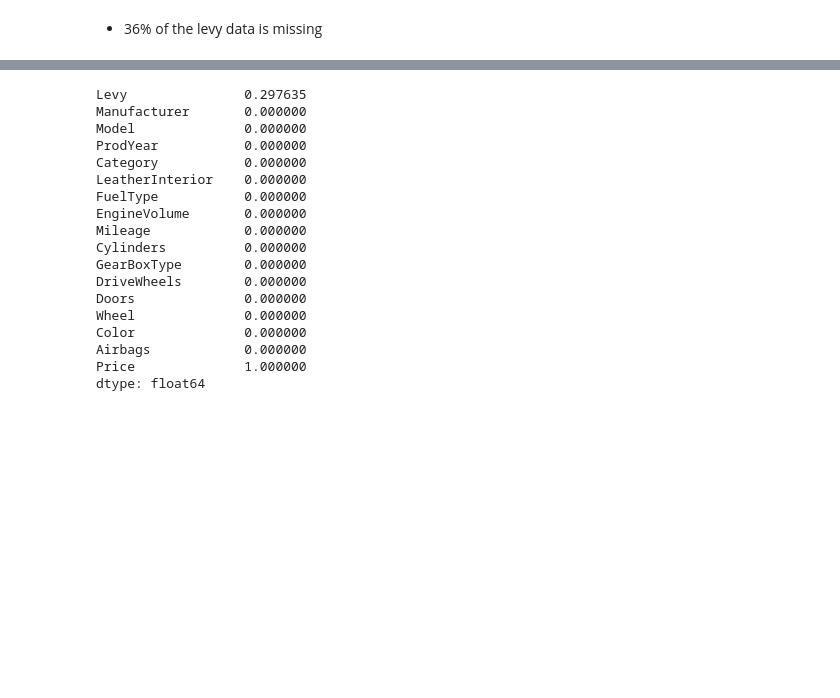
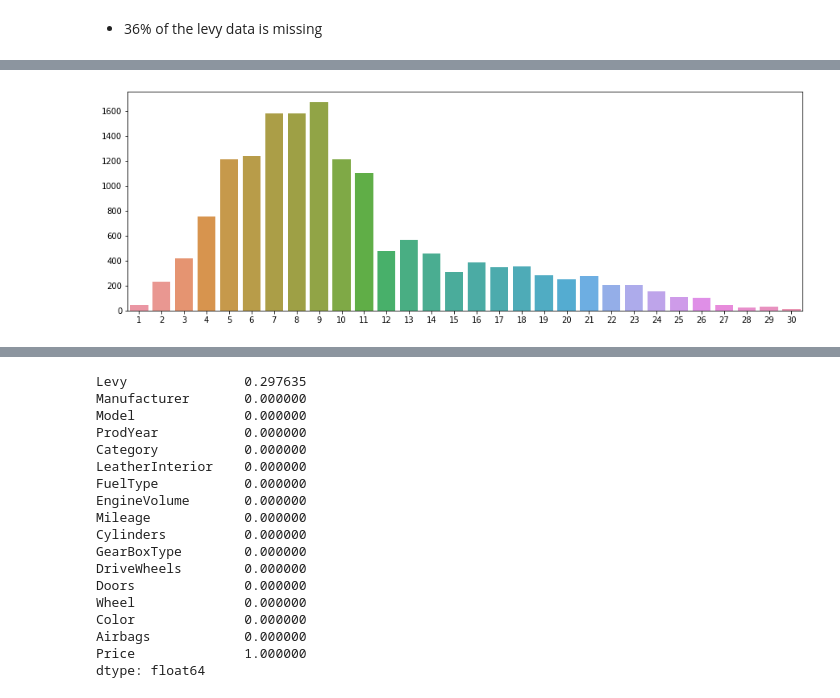
Before and after one commit to lalitupdhya/usedCarPricePrediction, a Jupyter notebook: usedCarsPrediction.ipynb, the cells around one changed output, grey strips where cells are left out. Saved outputs shown, nothing was run; the diff lists cells and outputs as text; code cells hidden in the pictures; blank space fills up the shorter version.

```diff
--- a/usedCarsPrediction.ipynb
+++ b/usedCarsPrediction.ipynb
@@ -219,0 +230,6 @@ test_df.drop('ID', axis=1, inplace=True)
+# %%
+#after removing outliers
+plt.figure(figsize=(15,5))
+sns.barplot(train_df.ProdYear.value_counts().index,train_df.ProdYear.value_counts().values);
+# %% [output]
+[figure, added]
```
Also changed, not shown: parts of 27 cells of this notebook, 1 other file.
